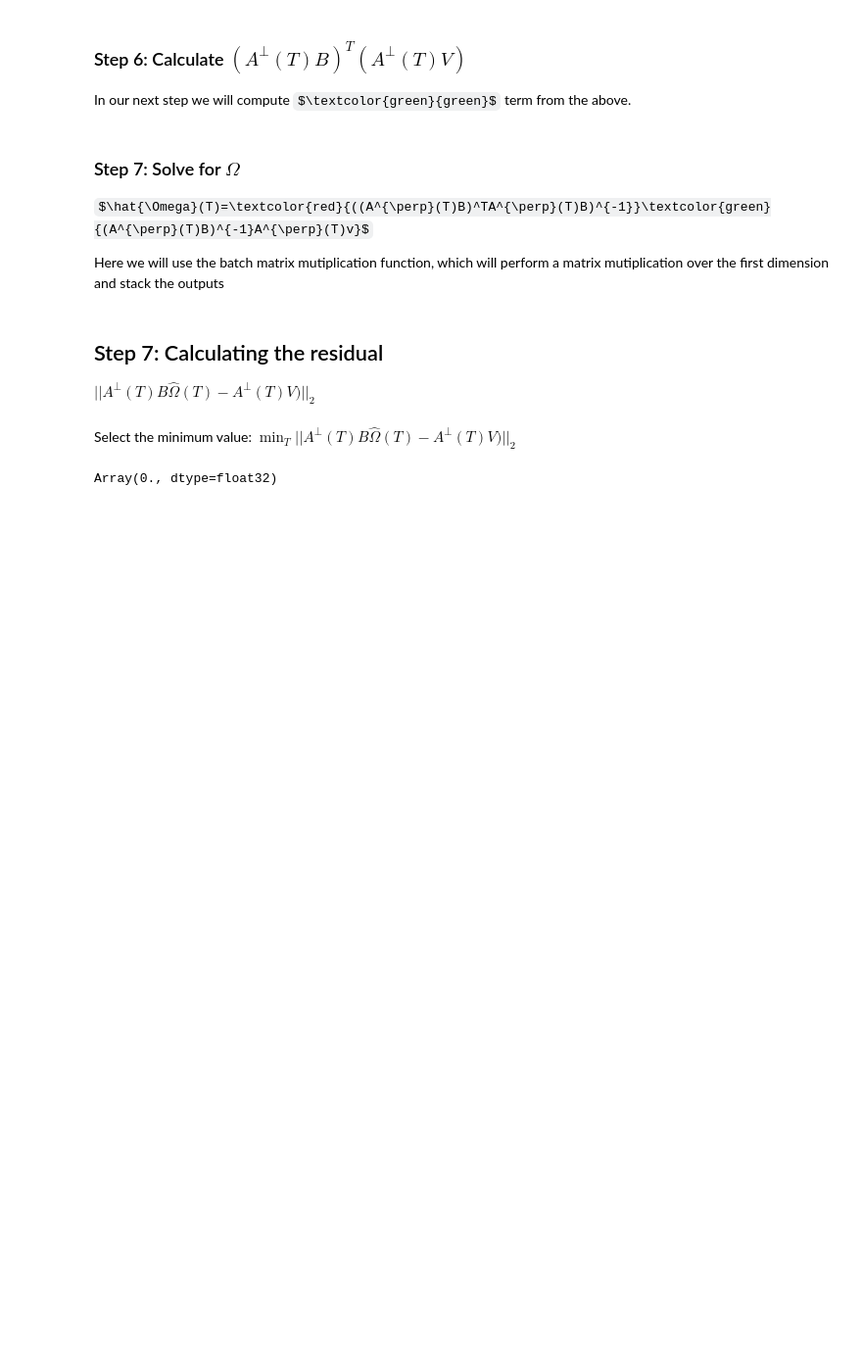
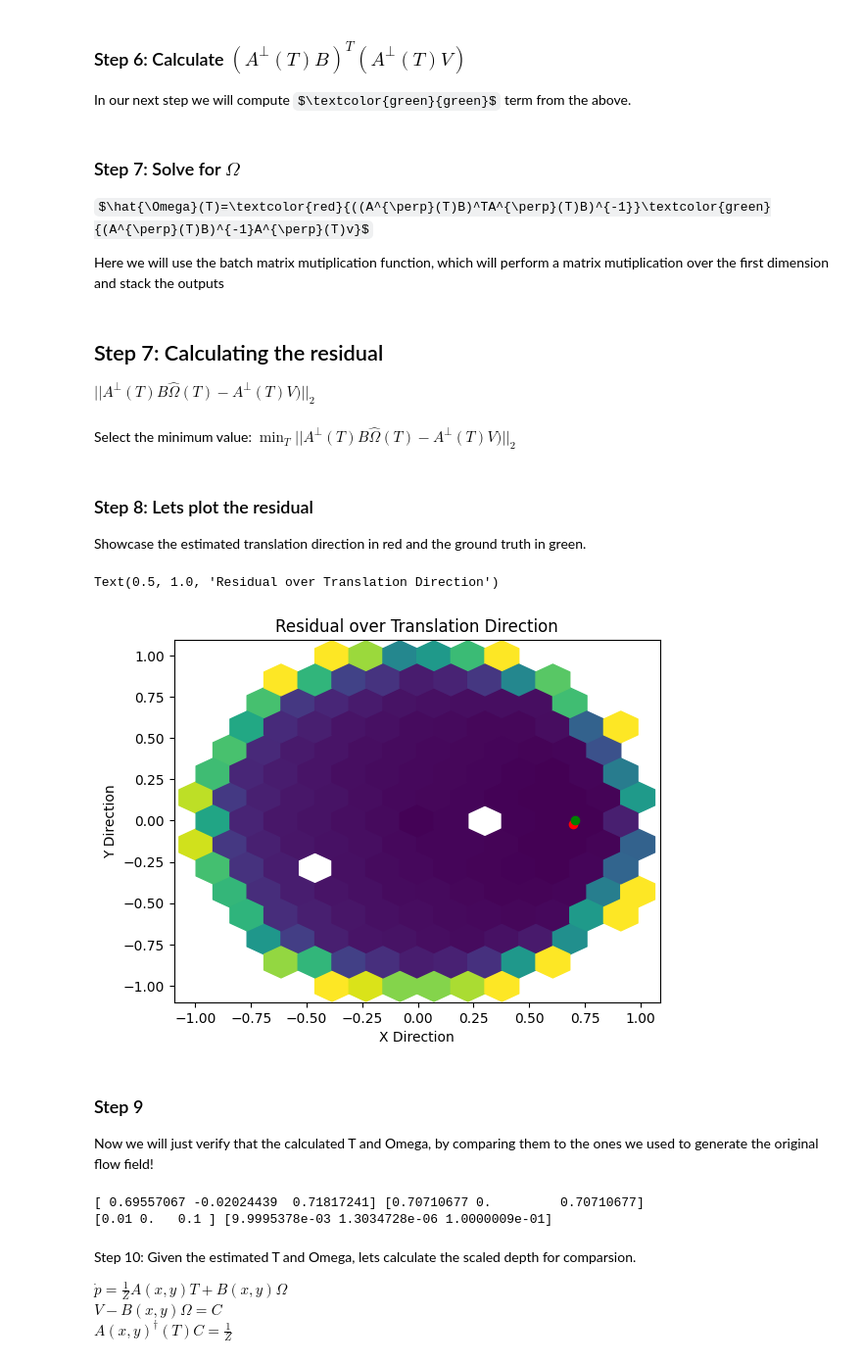
Before and after one commit to anthonytec2/heeger_jepson, a Jupyter notebook: egomotion.ipynb, the cells around one changed output. Shown at 98% size. Saved outputs shown, nothing was run; the diff lists cells and outputs as text; code cells hidden in the pictures; some formulas as TeX source; blank space fills up the shorter version.

Commit message:
Update notebook with plotting depth

```diff
--- a/egomotion.ipynb
+++ b/egomotion.ipynb
@@ -335,10 +335,6 @@ Select the minimum value: $\min_T ||A^{\perp}(T)B \hat{\Omega}(T) - A^{\perp}(T)
 min_idx = jnp.argmin(tot_res)
 T_min = T_search[:, min_idx]
 Omega_min = Omega[min_idx]
-# %%
-jnp.sum(A_perp_T_norm - A1_norm)
-# %% [output]
-Array(0., dtype=float32)
 # %%
 A1 = proj_T_vm(A_perp.transpose(0, 2, 1), T_search)
 assert jnp.sum(A_perp_T.transpose(1, 0, 2) - A1) < 1e-3
@@ -388,3 +384,38 @@ Omega_min2 = omega[min_idx2]
 
 assert jnp.all(T_min == T_min2)
 assert jnp.all(Omega_min == Omega_min2)
+# %% [markdown]
+### Step 8: Lets plot the residual
+Showcase the estimated translation direction in red and the ground truth in green.
+# %%
+plt.hexbin(
+    T_search[0],
+    T_search[1],
+    C=np.clip(tot_res, 0, np.quantile(tot_res, 0.85)),
+    gridsize=13,
+)
+gt_dir = T_tot / jnp.linalg.norm(T_tot)
+plt.scatter(T_min[0], T_min[1], c="red")
+plt.scatter(gt_dir[0], gt_dir[1], c="green")
+
+plt.xlabel("X Direction")
+plt.ylabel("Y Direction")
+plt.title("Residual over Translation Direction")
+# %% [output]
+Text(0.5, 1.0, 'Residual over Translation Direction')
+[figure, added]
+# %% [markdown]
+### Step 9
+Now we will just verify that the calculated T and Omega, by comparing them to the ones we used to generate the original flow field!
+# %%
+print(T_min, T_tot / jnp.linalg.norm(T_tot))
+print(Ω_tot, Omega_min)
+# %% [output]
+[ 0.69557067 -0.02024439  0.71817241] [0.70710677 0.         0.70710677]
+[0.01 0.   0.1 ] [9.9995378e-03 1.3034728e-06 1.0000009e-01]
+# %% [markdown]
+Step 10: Given the estimated T and Omega, lets calculate the scaled depth for comparsion.
+
+$\dot{p}=\frac{1}{Z}A(x,y)T +B(x,y)\Omega$
+$V-B(x,y)\Omega=C$
+$A(x,y)^{\dagger}(T)C=\frac{1}{Z}$
```
Also changed, not shown: parts of 4 cells of this notebook, 1 other file.
